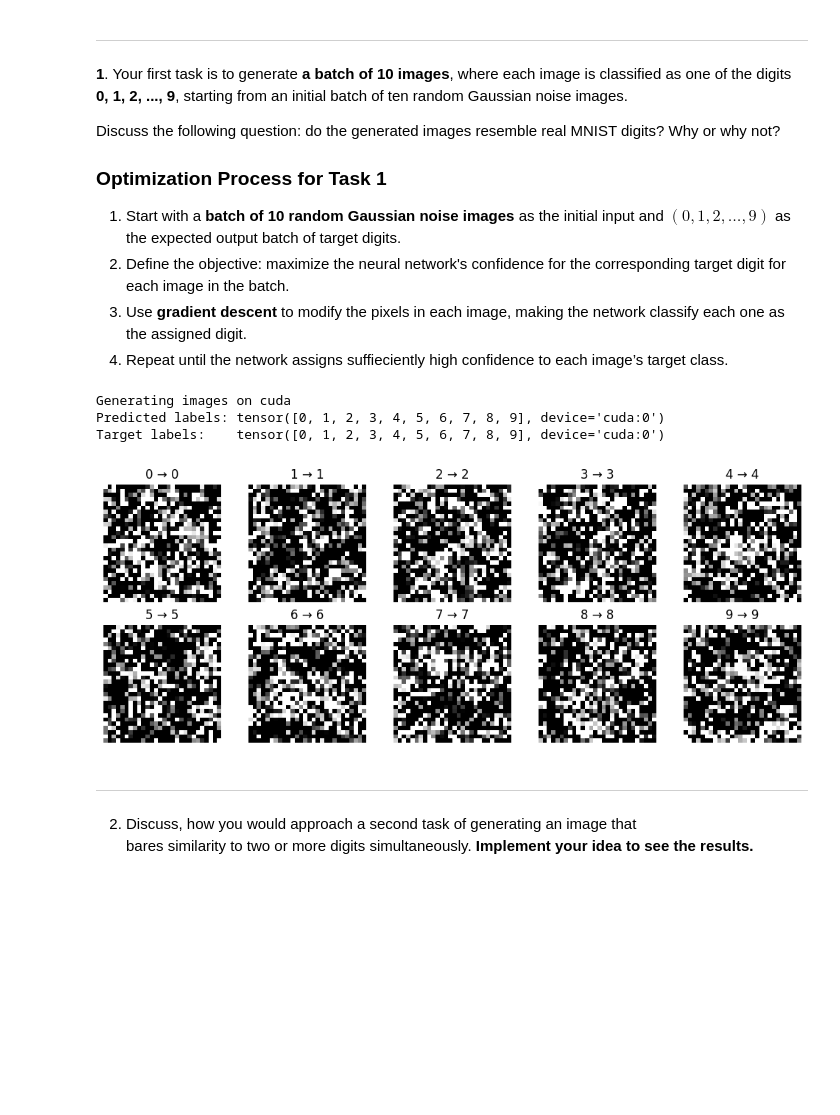
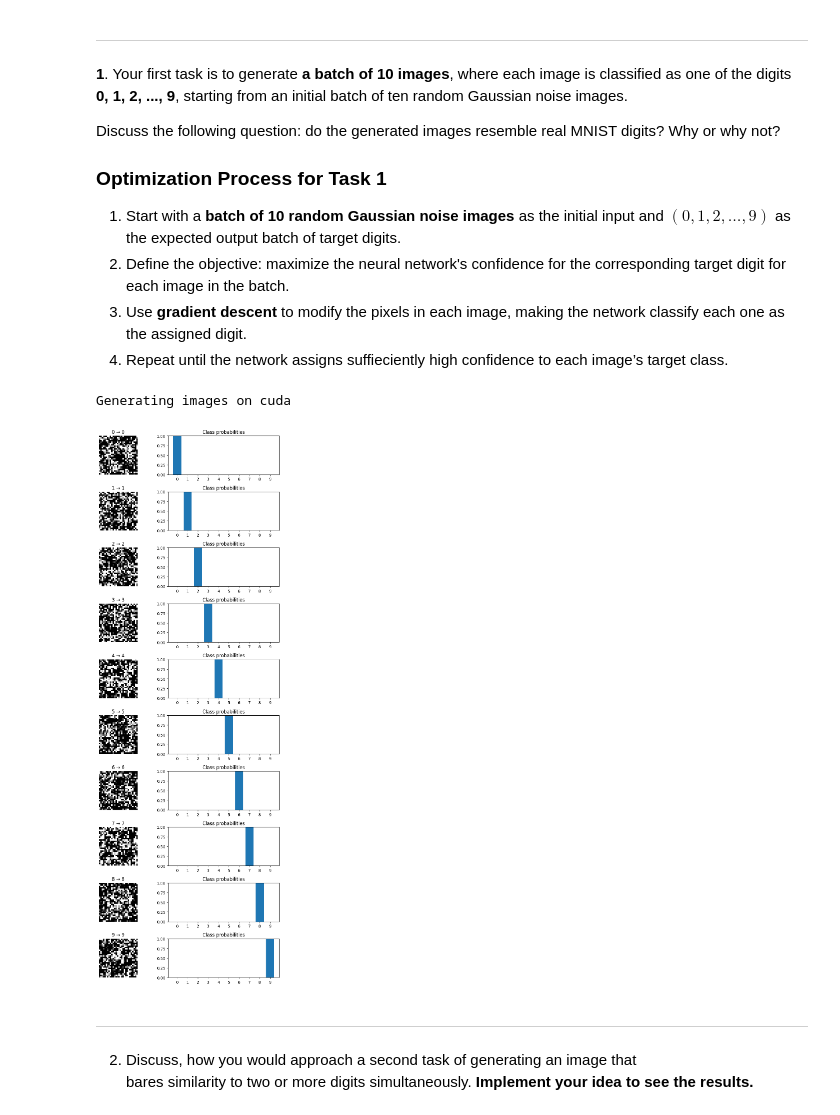
Before and after one commit to TrzeciakPiotr2300/Uczenie_Maszynowe_2025, a Jupyter notebook: HW09_multi-layer-perceptron-MLP.ipynb, the cells around one changed output. Drawn from its saved outputs; the diff is of its cells as text; code cells hidden in the pictures; blank space fills up the shorter version.

```diff
--- a/HW09_multi-layer-perceptron-MLP.ipynb
+++ b/HW09_multi-layer-perceptron-MLP.ipynb
@@ -200,54 +202,57 @@ During this class we designed and trained a **MNIST classification neural networ
 import torch.nn.functional as F
 import matplotlib.pyplot as plt
 
-# Use the same device as your model
 device = torch.device("cuda" if torch.cuda.is_available() else "cpu")
 print(f"Generating images on {device}")
 
-# Define target labels 0–9 and move to the same device
+# Target labels: 0-9
 targets = torch.arange(10, device=device)
 
-# ✅ Create one tensor of shape (10, 1, 28, 28)
+# Start with random noise
 images = torch.randn((10, 1, 28, 28), device=device, requires_grad=True)
 
-# Optimizer on this single tensor
+# Optimizer
 optimizer = torch.optim.Adam([images], lr=0.1)
 
-# Evaluation mode
 net.eval()
 
-# Optimization loop
-for step in range(20000):
+# Optimize input to be classified as each digit
+for step in range(14000):
     optimizer.zero_grad()
     outputs = net(images)
     loss = F.cross_entropy(outputs, targets)
     loss.backward()
     optimizer.step()
 
-# Detach and prepare images for plotting
+# Get final predictions and probabilities
+with torch.no_grad():
+    outputs = net(images)
+    probs = F.softmax(outputs, dim=1).cpu()  # shape (10, 10)
+    preds = outputs.argmax(dim=1)
+
 final_images = images.detach().clamp(0, 1).cpu()
-
-# Check classification form
-with torch.no_grad():
-    preds = net(images).argmax(dim=1)
-    print("Predicted labels:", preds)
-    print("Target labels:   ", targets)
-
-# Plot results
-import matplotlib.pyplot as plt
-
-fig, axes = plt.subplots(2, 5, figsize=(10, 4))
-for i, ax in enumerate(axes.flat):
-    ax.imshow(final_images[i][0], cmap='gray')
-    ax.axis('off')
-    ax.set_title(f"{i} → {preds[i].item()}")
-plt.tight_layout()
-plt.show()
 # %% [output]
 Generating images on cuda
-Predicted labels: tensor([0, 1, 2, 3, 4, 5, 6, 7, 8, 9], device='cuda:0')
-Target labels:    tensor([0, 1, 2, 3, 4, 5, 6, 7, 8, 9], device='cuda:0')
-[figure, removed]
+# %%
+# Plotting
+fig, axes = plt.subplots(10, 2, figsize=(8, 20))
+
+for i in range(10):
+    # Show image
+    axes[i, 0].imshow(final_images[i][0], cmap='gray')
+    axes[i, 0].axis('off')
+    axes[i, 0].set_title(f"{i} → {preds[i].item()}")
+
+    # Show probability bar plot
+    axes[i, 1].bar(range(10), probs[i])
+    axes[i, 1].set_ylim(0, 1)
+    axes[i, 1].set_xticks(range(10))
+    axes[i, 1].set_title("Class probabilities")
+
+plt.tight_layout()
+plt.show()
+# %% [output]
+[figure, added]
 # %% [markdown]
 ---------------------------------------
 2. Discuss, how you would approach a second task of
```
Also changed, not shown: parts of 7 cells of this notebook.
